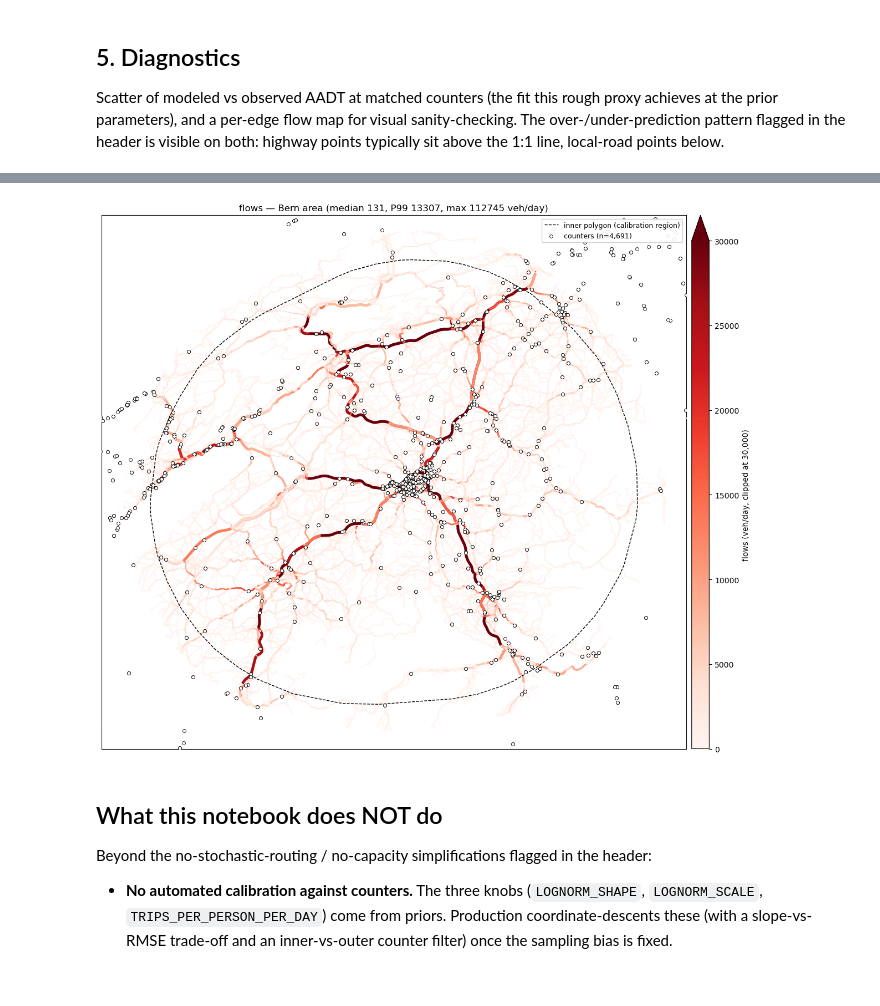
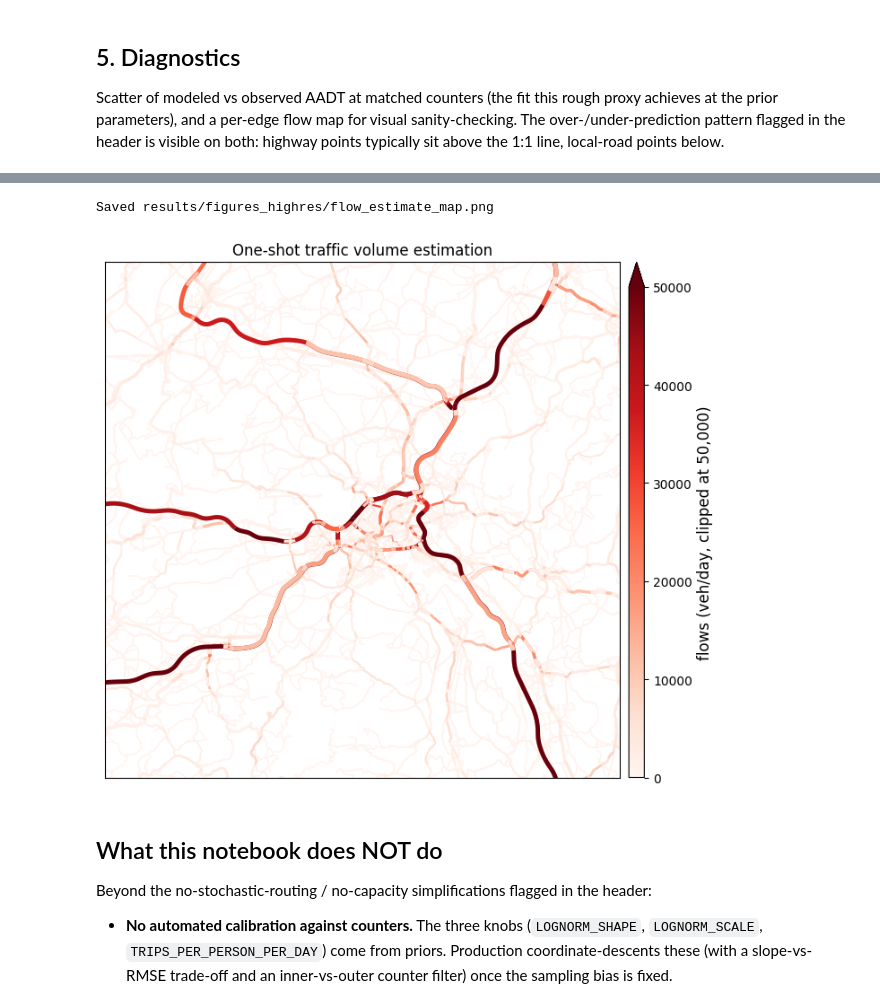
Before and after one commit to mmiotti/aperta, a Jupyter notebook: examples/extended/traffic_flows.ipynb, the cells around one changed output, grey strips where cells are left out. Saved outputs shown, nothing was run; the diff lists cells and outputs as text; code cells hidden in the pictures.

```diff
--- a/examples/extended/traffic_flows.ipynb
+++ b/examples/extended/traffic_flows.ipynb
@@ -356,40 +360,41 @@ Fit at counters: R²=0.519, slope=1.341, RMSE=7860, n=850
 # %%
-import _figures as figures   # noqa: E402  — project-local plot helpers
-
 stress_arr = np.array([float(d.get('flow_estimate', 0.0))
                        for _, _, d in car_graph.edges(data=True)])
 
-# Crop to the inner (calibration) polygon + a small pad so per-edge
-# values stay legible.
-_minx, _miny, _maxx, _maxy = inner_polygon.bounds
-_pad_x, _pad_y = 0.10 * (_maxx - _minx), 0.10 * (_maxy - _miny)
-xlim = (_minx - _pad_x, _maxx + _pad_x)
-ylim = (_miny - _pad_y, _maxy + _pad_y)
+# Standardised paper-figure crop: 20 × 20 km square centred on Bern
+# (same centre as the accessibility figures so the four paper figures
+# show the same area at the same scale).
+PAPER_CROP_CENTER_XY = (2_599_000, 1_200_500)
+PAPER_CROP_HALF_M    = 15_000
+xlim = (PAPER_CROP_CENTER_XY[0] - PAPER_CROP_HALF_M,
+        PAPER_CROP_CENTER_XY[0] + PAPER_CROP_HALF_M)
+ylim = (PAPER_CROP_CENTER_XY[1] - PAPER_CROP_HALF_M,
+        PAPER_CROP_CENTER_XY[1] + PAPER_CROP_HALF_M)
 
-FLOW_VMAX = 30_000   # AADT cap for the colour scale
+FLOW_VMAX = 50_000   # AADT cap for the colour scale
 
-fig, ax = plt.subplots(figsize=(12, 11))
+fig, ax = plt.subplots(figsize=(7, 6.5))
 figures.plot_network_map(
     ax, car_graph, flows,
     cbar_label=f'flows (veh/day, clipped at {FLOW_VMAX:,})',
-    title=(f'flows — {LOCATION_LABEL} area '
-           f'(median {np.median(stress_arr):.0f}, '
-           f'P99 {np.quantile(stress_arr, 0.99):.0f}, '
-           f'max {stress_arr.max():.0f} veh/day)'),
+    title=('One-shot traffic volume estimation'),
     xlim=xlim, ylim=ylim,
     vmax=FLOW_VMAX,
 )
-ax.plot(*inner_polygon.exterior.xy,
-        color='black', linewidth=1.0, linestyle='--',
-        label='inner polygon (calibration region)', zorder=5)
-ax.scatter(counters_all.geometry.x, counters_all.geometry.y,
-           s=18, facecolor='white', edgecolor='black', linewidth=0.6,
-           label=f'counters (n={len(counters_all):,})', zorder=6)
-_legend = ax.legend(loc='upper right', framealpha=0.9, fontsize=9)
-_legend.set_zorder(20)   # above the counter dots
-plt.tight_layout(); plt.show()
+# ax.plot(*inner_polygon.exterior.xy,
+#         color='black', linewidth=1.0, linestyle='--',
+#         label='inner polygon (calibration region)', zorder=5)
+# ax.scatter(counters_all.geometry.x, counters_all.geometry.y,
+#            s=18, facecolor='white', edgecolor='black', linewidth=0.6,
+#            label=f'counters', zorder=6)
+# _legend = ax.legend(loc='upper right', framealpha=0.9, fontsize=9)
+# _legend.set_zorder(20)   # above the counter dots
+plt.tight_layout()
+figures.save_figure(fig, 'flow_estimate_map')
+plt.show()
 # %% [output]
+Saved results/figures_highres/flow_estimate_map.png
-[figure, old version]
+[figure, new version]
 # %% [markdown]
 ## What this notebook does NOT do
 
```
Also changed, not shown: parts of 1 cell of this notebook, 25 other files.
